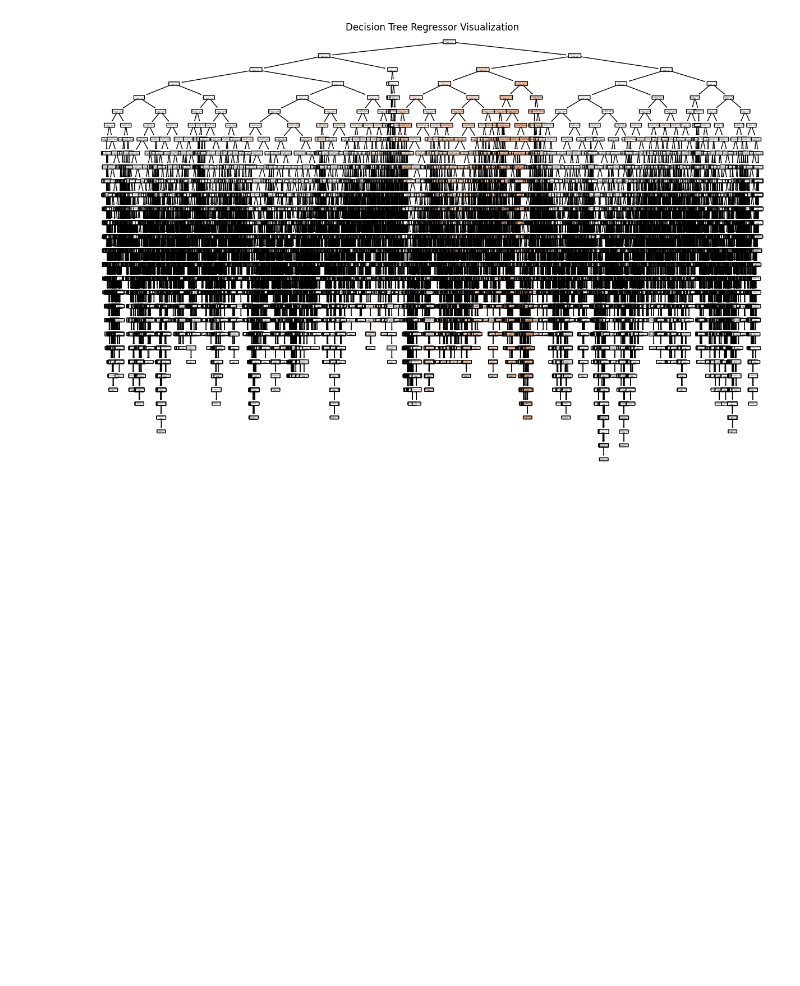
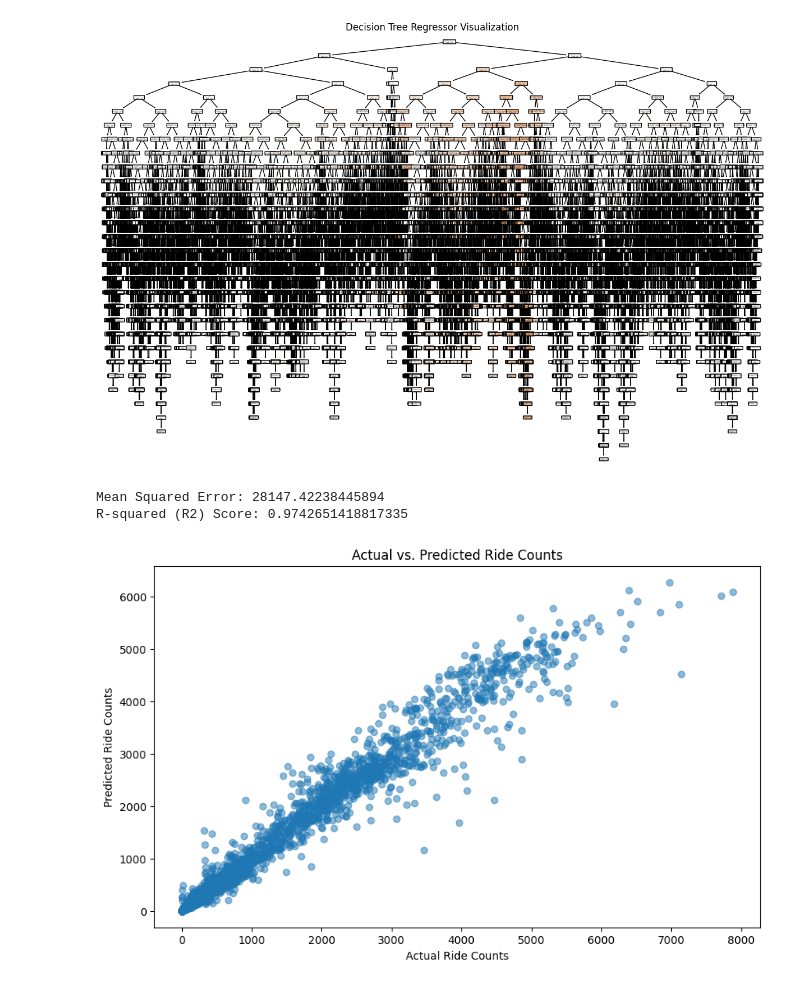
Before and after one commit to Isanjalee/fyp, a Jupyter notebook: Weather_Forecasting.ipynb, the cells around one changed output. Cells and saved outputs as stored; diff of their text form; code cells hidden in the pictures; blank space fills up the shorter version.

```diff
--- a/Weather_Forecasting.ipynb
+++ b/Weather_Forecasting.ipynb
@@ -511,3 +511,34 @@ plt.title("Decision Tree Regressor Visualization")
 plt.show()
 # %% [output]
 [figure]
+# %%
+from sklearn.model_selection import train_test_split
+from sklearn.ensemble import RandomForestRegressor
+from sklearn.metrics import mean_squared_error, r2_score
+
+# Create a Random Forest Regressor (you can choose a different model)
+model = RandomForestRegressor(random_state=42)
+
+# Train the model on the training data
+model.fit(X_train, y_train)
+
+# Make predictions on the test data
+y_pred = model.predict(X_test)
+
+# Evaluate the model
+mse = mean_squared_error(y_test, y_pred)
+r2 = r2_score(y_test, y_pred)
+print("Mean Squared Error:", mse)
+print("R-squared (R2) Score:", r2)
+
+# Visualization (example)
+plt.figure(figsize=(10, 6))
+plt.scatter(y_test, y_pred, alpha=0.5)
+plt.xlabel("Actual Ride Counts")
+plt.ylabel("Predicted Ride Counts")
+plt.title("Actual vs. Predicted Ride Counts")
+plt.show()
+# %% [output]
+Mean Squared Error: 28147.42238445894
+R-squared (R2) Score: 0.9742651418817335
+[figure, added]
```
Also changed, not shown: parts of 2 cells of this notebook.
